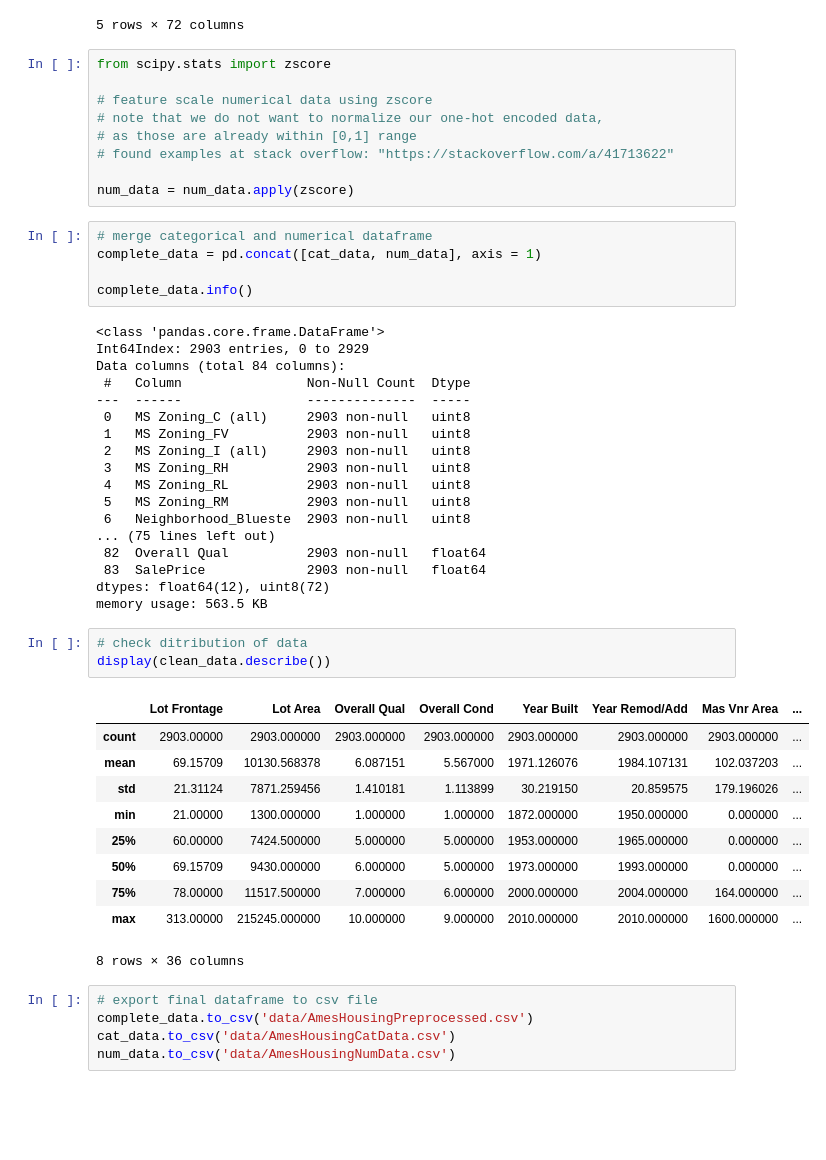
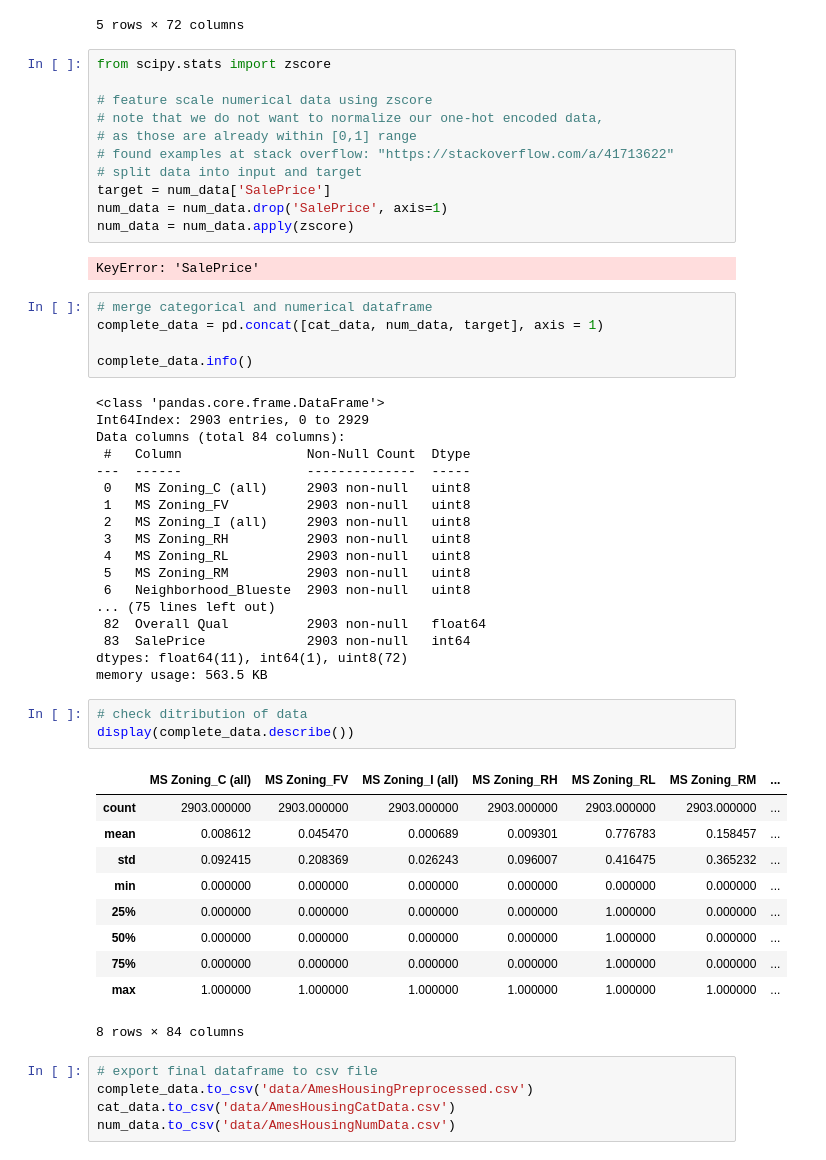
Before and after one commit to Youri-is-super-awesome/Bitches-and-beaches, a Jupyter notebook: code/preprocessing_1.ipynb, the cells around one changed output. Drawn from its saved outputs; the diff is of its cells as text; blank space fills up the shorter version.

```diff
--- a/code/preprocessing_1.ipynb
+++ b/code/preprocessing_1.ipynb
@@ -517,11 +517,15 @@ from scipy.stats import zscore
 # note that we do not want to normalize our one-hot encoded data,
 # as those are already within [0,1] range
 # found examples at stack overflow: "https://stackoverflow.com/a/41713622"
-
+# split data into input and target
+target = num_data['SalePrice']
+num_data = num_data.drop('SalePrice', axis=1)
 num_data = num_data.apply(zscore)
+# %% [output]
+KeyError: 'SalePrice'
 # %%
 # merge categorical and numerical dataframe
-complete_data = pd.concat([cat_data, num_data], axis = 1)
+complete_data = pd.concat([cat_data, num_data, target], axis = 1)
 
 complete_data.info()
 # %% [output]
@@ -539,23 +543,23 @@ Data columns (total 84 columns):
  6   Neighborhood_Blueste  2903 non-null   uint8
 ... (75 lines left out)
  82  Overall Qual          2903 non-null   float64
- 83  SalePrice             2903 non-null   float64
-dtypes: float64(12), uint8(72)
+ 83  SalePrice             2903 non-null   int64
+dtypes: float64(11), int64(1), uint8(72)
 memory usage: 563.5 KB
 # %%
 # check ditribution of data
-display(clean_data.describe())
+display(complete_data.describe())
 # %% [output]
-|  | Lot Frontage | Lot Area | Overall Qual | Overall Cond | Year Built | Year Remod/Add | Mas Vnr Area | ... |
-| count | 2903.00000 | 2903.000000 | 2903.000000 | 2903.000000 | 2903.000000 | 2903.000000 | 2903.000000 | ... |
-| mean | 69.15709 | 10130.568378 | 6.087151 | 5.567000 | 1971.126076 | 1984.107131 | 102.037203 | ... |
-| std | 21.31124 | 7871.259456 | 1.410181 | 1.113899 | 30.219150 | 20.859575 | 179.196026 | ... |
-| min | 21.00000 | 1300.000000 | 1.000000 | 1.000000 | 1872.000000 | 1950.000000 | 0.000000 | ... |
-| 25% | 60.00000 | 7424.500000 | 5.000000 | 5.000000 | 1953.000000 | 1965.000000 | 0.000000 | ... |
-| 50% | 69.15709 | 9430.000000 | 6.000000 | 5.000000 | 1973.000000 | 1993.000000 | 0.000000 | ... |
-| 75% | 78.00000 | 11517.500000 | 7.000000 | 6.000000 | 2000.000000 | 2004.000000 | 164.000000 | ... |
-| max | 313.00000 | 215245.000000 | 10.000000 | 9.000000 | 2010.000000 | 2010.000000 | 1600.000000 | ... |
+|  | MS Zoning_C (all) | MS Zoning_FV | MS Zoning_I (all) | MS Zoning_RH | MS Zoning_RL | MS Zoning_RM | ... |
+| count | 2903.000000 | 2903.000000 | 2903.000000 | 2903.000000 | 2903.000000 | 2903.000000 | ... |
+| mean | 0.008612 | 0.045470 | 0.000689 | 0.009301 | 0.776783 | 0.158457 | ... |
+| std | 0.092415 | 0.208369 | 0.026243 | 0.096007 | 0.416475 | 0.365232 | ... |
+| min | 0.000000 | 0.000000 | 0.000000 | 0.000000 | 0.000000 | 0.000000 | ... |
+| 25% | 0.000000 | 0.000000 | 0.000000 | 0.000000 | 1.000000 | 0.000000 | ... |
+| 50% | 0.000000 | 0.000000 | 0.000000 | 0.000000 | 1.000000 | 0.000000 | ... |
+| 75% | 0.000000 | 0.000000 | 0.000000 | 0.000000 | 1.000000 | 0.000000 | ... |
+| max | 1.000000 | 1.000000 | 1.000000 | 1.000000 | 1.000000 | 1.000000 | ... |
-8 rows × 36 columns
+8 rows × 84 columns
 # %%
 # export final dataframe to csv file
 complete_data.to_csv('data/AmesHousingPreprocessed.csv')
```
Also changed, not shown: 2 other files.
